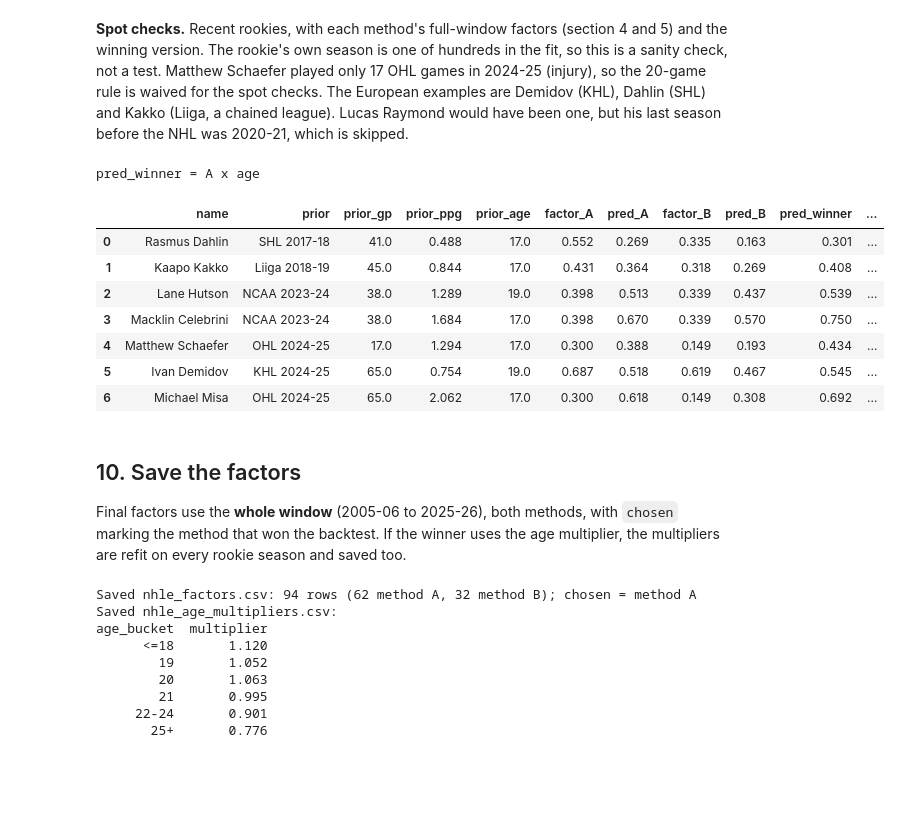
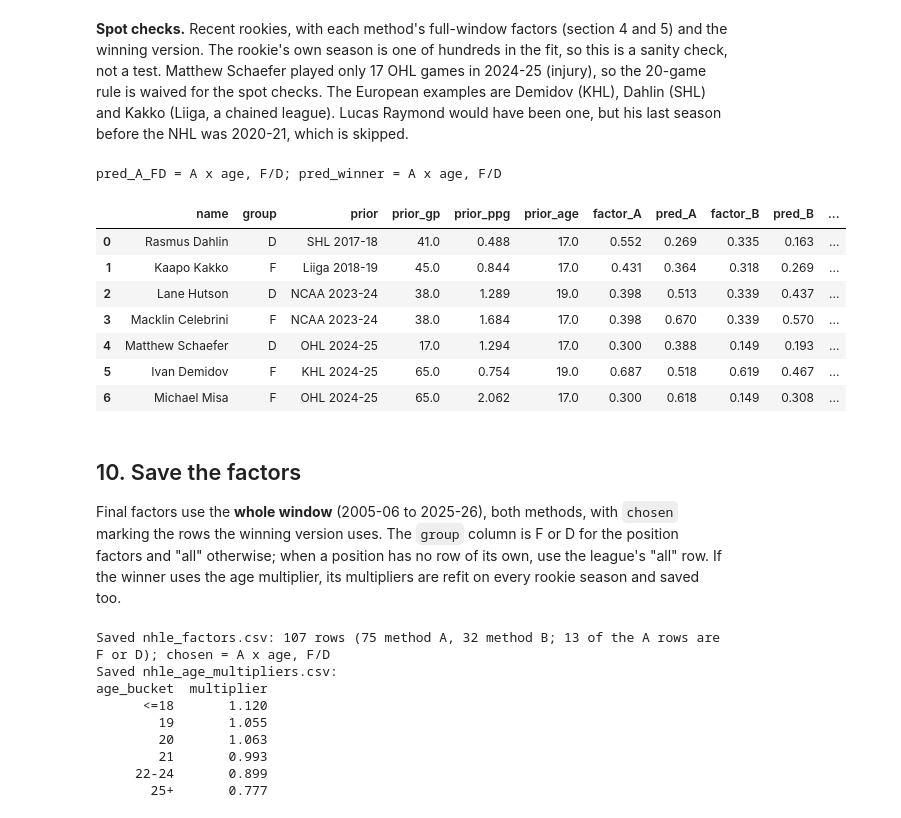
Before and after one commit to ryanc2525/hockey-war, a Jupyter notebook: notebooks/16_nhle.ipynb, the cells around one changed output. Saved outputs shown, nothing was run; the diff lists cells and outputs as text; code cells hidden in the pictures; blank space fills up the shorter version.

Commit message:
NHLe: forward/defense factors win the backtest; bias by league; takeaways updated

```diff
--- a/notebooks/16_nhle.ipynb
+++ b/notebooks/16_nhle.ipynb
@@ -250,0 +253,4 @@ Main leagues:
+# %%
+pos_a = position_factors(pairs, a.loc[a["path_type"] == "direct", "league"])
+print("Position factors with 20+ pairs (everyone else uses the all-player factor):")
+pos_a.pivot(index="league", columns="group", values="factor").round(3)
@@ -442,7 +459,9 @@ The real test: take each skater's **first NHL season with 20+ games** and predic
 - **Error:** RMSE of points per game, weighted by NHL games. Scored on the **common sample** (rookies every version can predict), so the versions face the same players.
 # %%
 TRAIN_END = 2017
-fa_train = method_a(next_season_pairs(careers, max_to_season=TRAIN_END)).set_index("league")
+pairs_train = next_season_pairs(careers, max_to_season=TRAIN_END)
+fa_train = method_a(pairs_train).set_index("league")
+pos_train = position_factors(pairs_train, fa_train.index[fa_train["path_type"] == "direct"])
 fb_train = method_b(same_season_links(careers, last=TRAIN_END)).set_index("league")
 
 rookies = rookie_rows(careers)
@@ -455,6 +474,7 @@ print(f"Train: {label(train['season'].min())} to {label(train['season'].max())},
 mult = {}
 for m, f in [("A", fa_train["factor"]), ("B", fb_train["factor"])]:
     mult[m] = age_multipliers(train, predict(train, f))
+mult["A F/D"] = age_multipliers(train, predict(train, fa_train["factor"], by_group=pos_train))
 print("\nAge multipliers (fit on training rookies; 1.00 = the factor alone is right on average):")
 pd.DataFrame(mult).T.round(2)
 # %% [output]
@@ -473,6 +494,7 @@ def all_versions(rows):
         "A x age": predict(rows, fa_train["factor"], mult["A"]),
         "B": predict(rows, fb_train["factor"]),
         "B x age": predict(rows, fb_train["factor"], mult["B"]),
+        "A x age, F/D": predict(rows, fa_train["factor"], mult["A F/D"], by_group=pos_train),
     }
     base = train.groupby("group").apply(lambda x: np.average(x["nhl_ppg"], weights=x["nhl_gp"]), include_groups=False)
     p["baseline (position average)"] = rows["group"].map(base)
@@ -498,7 +520,7 @@ res["RMSE D"] = score(test, preds, common & (test["group"] == "D"))["RMSE"]
 own = pd.Series({k: gp_rmse(test["nhl_ppg"], p, test["nhl_gp"]) for k, p in preds.items()})
 res["RMSE (own sample)"] = own
 res["coverage"] = pd.Series({k: int(p.notna().sum()) for k, p in preds.items()})
-VERSIONS = ["A", "A x age", "B", "B x age"]
+VERSIONS = ["A", "A x age", "B", "B x age", "A x age, F/D"]
 winner = res.loc[VERSIONS, "RMSE (common)"].idxmin()
 print(f"\nWinner: {winner}")
 res.round(4)
@@ -583,46 +643,51 @@ checks
 # %%
 SPOT = {8484801: "Macklin Celebrini", 8483457: "Lane Hutson", 8485366: "Matthew Schaefer",
         8485402: "Michael Misa", 8484984: "Ivan Demidov", 8480839: "Rasmus Dahlin", 8481554: "Kaapo Kakko"}
 
 fa_full, fb_full = a.set_index("league")["factor"], b.set_index("league")["factor"]
-m_win, uses_age = winner.split()[0], "age" in winner
+m_win, uses_age, uses_fd = winner.split()[0], "age" in winner, "F/D" in winner
 f_win = fa_full if m_win == "A" else fb_full
-mult_full = age_multipliers(rookies, predict(rookies, f_win)) if uses_age else None
+pos_win = pos_a if uses_fd else None
+mult_full = age_multipliers(rookies, predict(rookies, f_win, by_group=pos_win)) if uses_age else None
+mult_fd = age_multipliers(rookies, predict(rookies, fa_full, by_group=pos_a))
 
 spot = rookie_rows(careers[careers["playerId"].isin(SPOT)], min_prior_gp=1)
 spot = spot.assign(
     first_nhl=spot["season"].map(label), prior=spot["prior_league"] + " " + (spot["season"] - 1).map(label),
     factor_A=spot["prior_league"].map(fa_full), pred_A=predict(spot, fa_full),
     factor_B=spot["prior_league"].map(fb_full), pred_B=predict(spot, fb_full),
-    pred_winner=predict(spot, f_win, mult_full))
-cols = ["name", "prior", "prior_gp", "prior_ppg", "prior_age", "factor_A", "pred_A", "factor_B", "pred_B",
-        "pred_winner", "first_nhl", "nhl_gp", "nhl_ppg"]
+    pred_A_FD=predict(spot, fa_full, mult_fd, by_group=pos_a),
+    pred_winner=predict(spot, f_win, mult_full, by_group=pos_win))
+cols = ["name", "group", "prior", "prior_gp", "prior_ppg", "prior_age", "factor_A", "pred_A", "factor_B", "pred_B",
+        "pred_A_FD", "pred_winner", "first_nhl", "nhl_gp", "nhl_ppg"]
 for pid, name in SPOT.items():
     if pid not in set(spot["playerId"]):
         print(f"{name}: no qualifying first NHL season (20+ GP) with a prior league season in the window")
-print(f"pred_winner = {winner}")
+print(f"pred_A_FD = A x age, F/D; pred_winner = {winner}")
 spot[cols].round(3)
 # %% [output]
-pred_winner = A x age
+pred_A_FD = A x age, F/D; pred_winner = A x age, F/D
-|  | name | prior | prior_gp | prior_ppg | prior_age | factor_A | pred_A | factor_B | pred_B | pred_winner | ... |
-| 0 | Rasmus Dahlin | SHL 2017-18 | 41.0 | 0.488 | 17.0 | 0.552 | 0.269 | 0.335 | 0.163 | 0.301 | ... |
-| 1 | Kaapo Kakko | Liiga 2018-19 | 45.0 | 0.844 | 17.0 | 0.431 | 0.364 | 0.318 | 0.269 | 0.408 | ... |
-| 2 | Lane Hutson | NCAA 2023-24 | 38.0 | 1.289 | 19.0 | 0.398 | 0.513 | 0.339 | 0.437 | 0.539 | ... |
-| 3 | Macklin Celebrini | NCAA 2023-24 | 38.0 | 1.684 | 17.0 | 0.398 | 0.670 | 0.339 | 0.570 | 0.750 | ... |
-| 4 | Matthew Schaefer | OHL 2024-25 | 17.0 | 1.294 | 17.0 | 0.300 | 0.388 | 0.149 | 0.193 | 0.434 | ... |
-| 5 | Ivan Demidov | KHL 2024-25 | 65.0 | 0.754 | 19.0 | 0.687 | 0.518 | 0.619 | 0.467 | 0.545 | ... |
-| 6 | Michael Misa | OHL 2024-25 | 65.0 | 2.062 | 17.0 | 0.300 | 0.618 | 0.149 | 0.308 | 0.692 | ... |
+|  | name | group | prior | prior_gp | prior_ppg | prior_age | factor_A | pred_A | factor_B | pred_B | ... |
+| 0 | Rasmus Dahlin | D | SHL 2017-18 | 41.0 | 0.488 | 17.0 | 0.552 | 0.269 | 0.335 | 0.163 | ... |
+| 1 | Kaapo Kakko | F | Liiga 2018-19 | 45.0 | 0.844 | 17.0 | 0.431 | 0.364 | 0.318 | 0.269 | ... |
+| 2 | Lane Hutson | D | NCAA 2023-24 | 38.0 | 1.289 | 19.0 | 0.398 | 0.513 | 0.339 | 0.437 | ... |
+| 3 | Macklin Celebrini | F | NCAA 2023-24 | 38.0 | 1.684 | 17.0 | 0.398 | 0.670 | 0.339 | 0.570 | ... |
+| 4 | Matthew Schaefer | D | OHL 2024-25 | 17.0 | 1.294 | 17.0 | 0.300 | 0.388 | 0.149 | 0.193 | ... |
+| 5 | Ivan Demidov | F | KHL 2024-25 | 65.0 | 0.754 | 19.0 | 0.687 | 0.518 | 0.619 | 0.467 | ... |
+| 6 | Michael Misa | F | OHL 2024-25 | 65.0 | 2.062 | 17.0 | 0.300 | 0.618 | 0.149 | 0.308 | ... |
 # %% [markdown]
 ## 10. Save the factors
 
-Final factors use the **whole window** (2005-06 to 2025-26), both methods, with `chosen` marking the method that won the backtest. If the winner uses the age multiplier, the multipliers are refit on every rookie season and saved too.
+Final factors use the **whole window** (2005-06 to 2025-26), both methods, with `chosen` marking the rows the winning version uses. The `group` column is F or D for the position factors and "all" otherwise; when a position has no row of its own, use the league's "all" row. If the winner uses the age multiplier, its multipliers are refit on every rookie season and saved too.
 # %%
-factors = pd.concat([a.assign(method="A"), b.assign(method="B")], ignore_index=True)
-factors["chosen"] = factors["method"] == m_win
-factors = factors[["league", "method", "factor", "pairs", "path_type", "steps", "chosen", "paths"]]
+pos_rows = pos_a.assign(method="A", path_type="direct", steps=1, paths="direct, position only")
+factors = pd.concat([a.assign(method="A", group="all"), pos_rows, b.assign(method="B", group="all")], ignore_index=True)
+# chosen: every row of the winning method, but the F/D rows only if the winner uses them
+factors["chosen"] = (factors["method"] == m_win) & ((factors["group"] == "all") | uses_fd)
+factors = factors[["league", "method", "group", "factor", "pairs", "path_type", "steps", "chosen", "paths"]]
 factors.to_csv(OUT / "nhle_factors.csv", index=False)
 print(f"Saved nhle_factors.csv: {len(factors)} rows ({(factors['method'] == 'A').sum()} method A, "
-      f"{(factors['method'] == 'B').sum()} method B); chosen = method {m_win}")
+      f"{(factors['method'] == 'B').sum()} method B; {len(pos_rows)} of the A rows are F or D); chosen = {winner}")
 
 if uses_age:
     mult_out = mult_full.rename("multiplier").rename_axis("age_bucket").reset_index()
@@ -630,14 +695,14 @@ if uses_age:
     print("Saved nhle_age_multipliers.csv:")
     print(mult_out.round(3).to_string(index=False))
 # %% [output]
-Saved nhle_factors.csv: 94 rows (62 method A, 32 method B); chosen = method A
+Saved nhle_factors.csv: 107 rows (75 method A, 32 method B; 13 of the A rows are F or D); chosen = A x age, F/D
 Saved nhle_age_multipliers.csv:
 age_bucket  multiplier
       <=18       1.120
-        19       1.052
+        19       1.055
         20       1.063
-        21       0.995
-     22-24       0.901
-       25+       0.776
+        21       0.993
+     22-24       0.899
+       25+       0.777
 # %% [markdown]
 ## Takeaways
```
Also changed, not shown: parts of 10 cells of this notebook, 1 other file.
